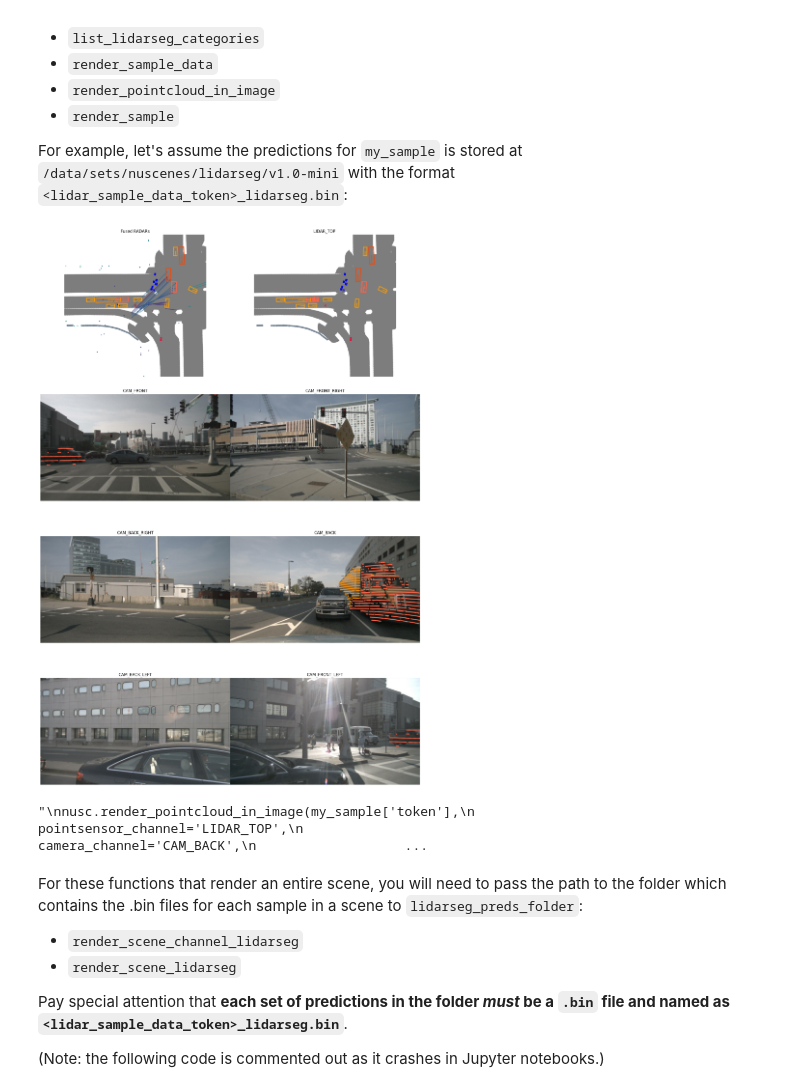
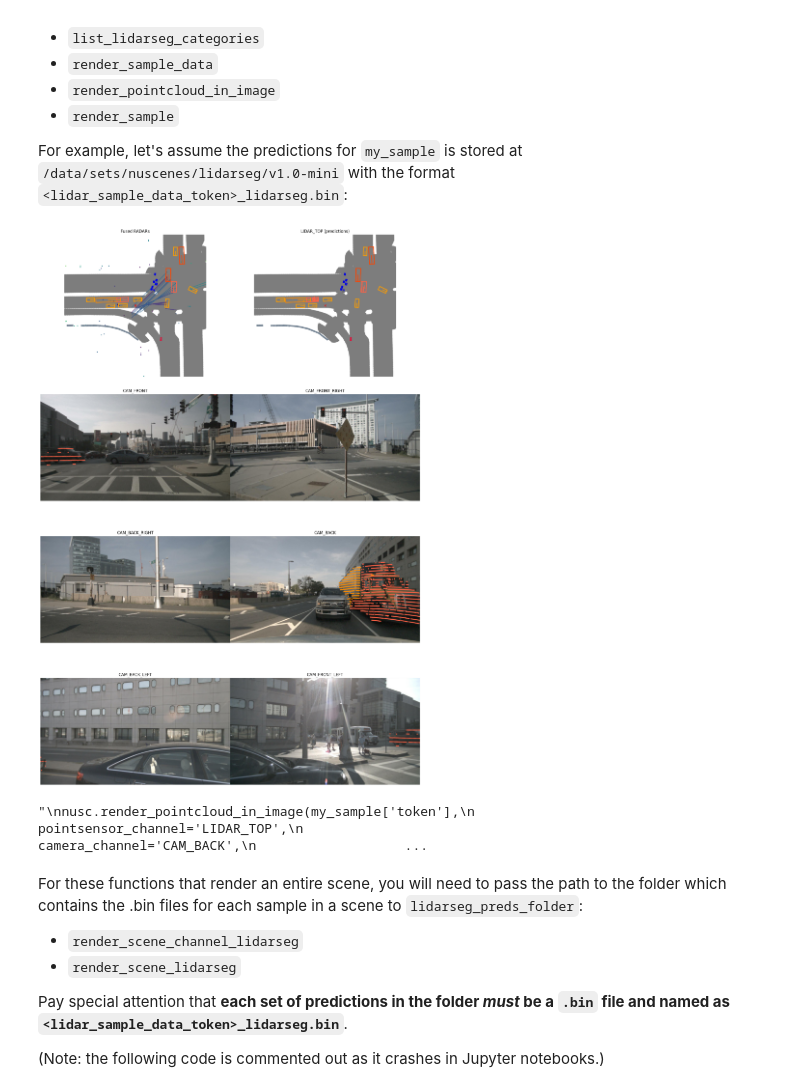
Before and after one commit to kyrajeep/deep_learning, a Jupyter notebook: Copy_of_nuscenes_lidarseg_panoptic_tutorial.ipynb, the cells around one changed output. Cells and saved outputs as stored; diff of their text form; code cells hidden in the pictures.

```diff
--- a/Copy_of_nuscenes_lidarseg_panoptic_tutorial.ipynb
+++ b/Copy_of_nuscenes_lidarseg_panoptic_tutorial.ipynb
@@ -504,24 +504,25 @@ For example, let's assume the predictions for `my_sample` is stored at `/data/se
 # %%
 import os
 
 my_sample = nusc.sample[87]
 sample_data_token = my_sample['data']['LIDAR_TOP']
 my_predictions_bin_file = os.path.join('/data/sets/nuscenes/lidarseg/v1.0-mini', sample_data_token + '_lidarseg.bin')
 nusc.render_sample(my_sample['token'],
                    show_lidarseg=True,
-                   filter_lidarseg_labels=[22, 23])
+                   filter_lidarseg_labels=[22, 23],
+                   lidarseg_preds_bin_path=my_predictions_bin_file)
 '''
 nusc.render_pointcloud_in_image(my_sample['token'],
                                 pointsensor_channel='LIDAR_TOP',
                                 camera_channel='CAM_BACK',
                                 render_intensity=False,
                                 show_lidarseg=True,
                                 filter_lidarseg_labels=[22, 23],
                                 show_lidarseg_legend=True,
                                 lidarseg_preds_bin_path=my_predictions_bin_file)
                                 '''
 # %% [output]
-[figure, old version]
+[figure, new version]
 "\nnusc.render_pointcloud_in_image(my_sample['token'],\n                                pointsensor_channel='LIDAR_TOP',\n                                camera_channel='CAM_BACK',\n                   ...
 # %% [markdown]
 For these functions that render an entire scene, you will need to pass the path to the folder which contains the .bin files for each sample in a scene to `lidarseg_preds_folder`:
```
